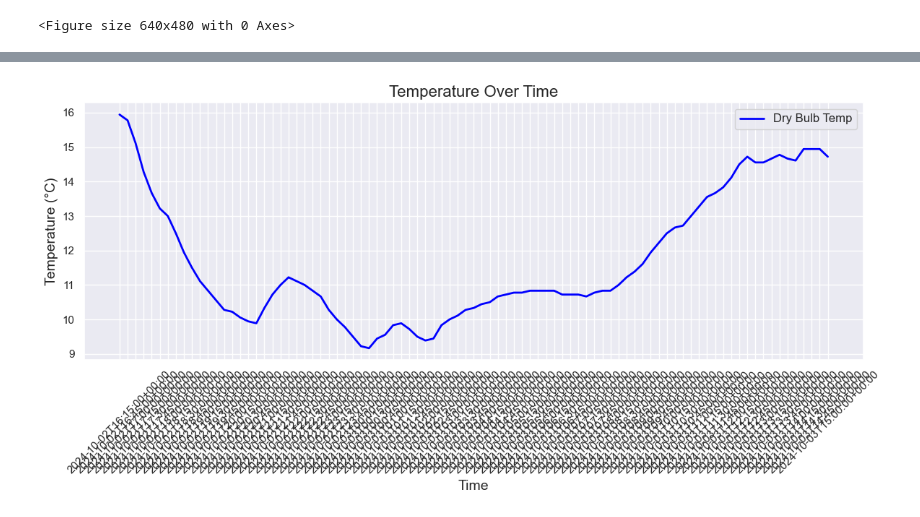
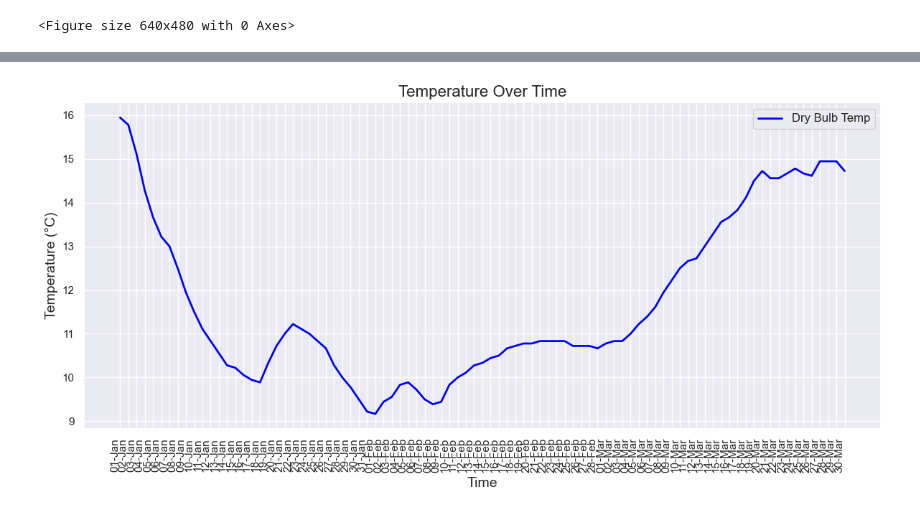
Before and after one commit to JBnkn/4369-programming-for-data-analytics, a Jupyter notebook: Assignments/assignment2-weather.ipynb, the cells around one changed output, grey strips where cells are left out. Saved outputs shown, nothing was run; the diff lists cells and outputs as text; code cells hidden in the pictures.

```diff
--- a/Assignments/assignment2-weather.ipynb
+++ b/Assignments/assignment2-weather.ipynb
@@ -54,17 +58,20 @@ temperature = temptime['dryBulbTemperature_Celsius']
 # %%
 # plot the data
 plt.figure(figsize=(12, 6))
 plt.plot(time, temperature, label='Dry Bulb Temp', color='blue', linewidth=2)
+
+plt.gca().xaxis.set_major_formatter(plt.matplotlib.dates.DateFormatter('%d-%b'))
+plt.gcf().autofmt_xdate()
 
 # customize the plot
 plt.title('Temperature Over Time', fontsize=16)
 plt.xlabel('Time', fontsize=14)
 plt.ylabel('Temperature (°C)', fontsize=14)
 plt.legend(fontsize=12)
-plt.xticks(rotation=45)  # Rotate x-axis labels for better readability
+plt.xticks(rotation=90)
 
 # show the plot
 plt.tight_layout()
 plt.show()
 # %% [output]
-[figure, old version]
+[figure, new version]
```
Also changed, not shown: parts of 4 cells of this notebook.
